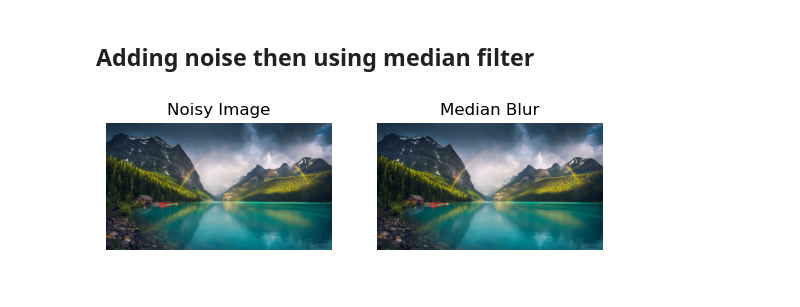
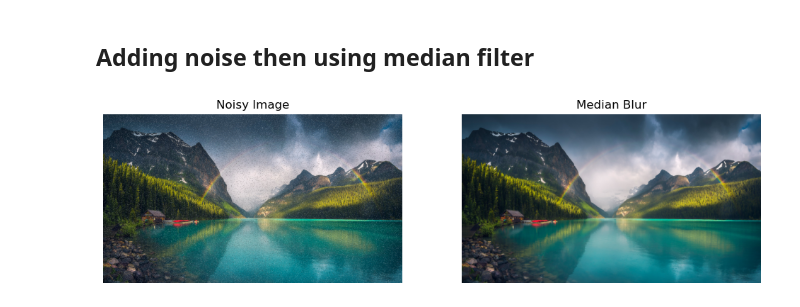
Before and after one commit to Arian2077/Computer_Graphic, a Jupyter notebook: session 2/Untitled.ipynb, the cells around one changed output. Drawn from its saved outputs; the diff is of its cells as text; code cells hidden in the pictures.

```diff
--- a/session 2/Untitled.ipynb
+++ b/session 2/Untitled.ipynb
@@ -73,32 +75,33 @@ plt.show()
 # %%
 import numpy as np
 import cv2
 import matplotlib.pyplot as plt
 
 # Assuming 'image' is already defined and is a valid image
 noisy = image.copy()
 rows, cols, _ = noisy.shape
 
 # Add noise
-for i in range(5000):
+for i in range(80000):
     x = np.random.randint(0, rows)  # Row index
     y = np.random.randint(0, cols)   # Column index
     noisy[x, y] = [255, 255, 255] if i % 2 == 0 else [0, 0, 0]
 
 # Using median blur
 median = cv2.medianBlur(noisy, 5)
-
+# Setting the figure size
+plt.figure(figsize=(12,6))
 # Using subplot
 plt.subplot(1, 2, 1)  # 1 row / 2 columns / 1 place
 plt.imshow(cv2.cvtColor(noisy, cv2.COLOR_BGR2RGB))
 plt.title("Noisy Image")
 plt.axis('off')
 
 plt.subplot(1, 2, 2)  # 1 row / 2 columns / 2 place
 plt.imshow(cv2.cvtColor(median, cv2.COLOR_BGR2RGB))
 plt.title("Median Blur")
 plt.axis('off')
 
 plt.show()
 # %% [output]
-[figure, old version]
+[figure, new version]
```
Also changed, not shown: parts of 2 cells of this notebook.
